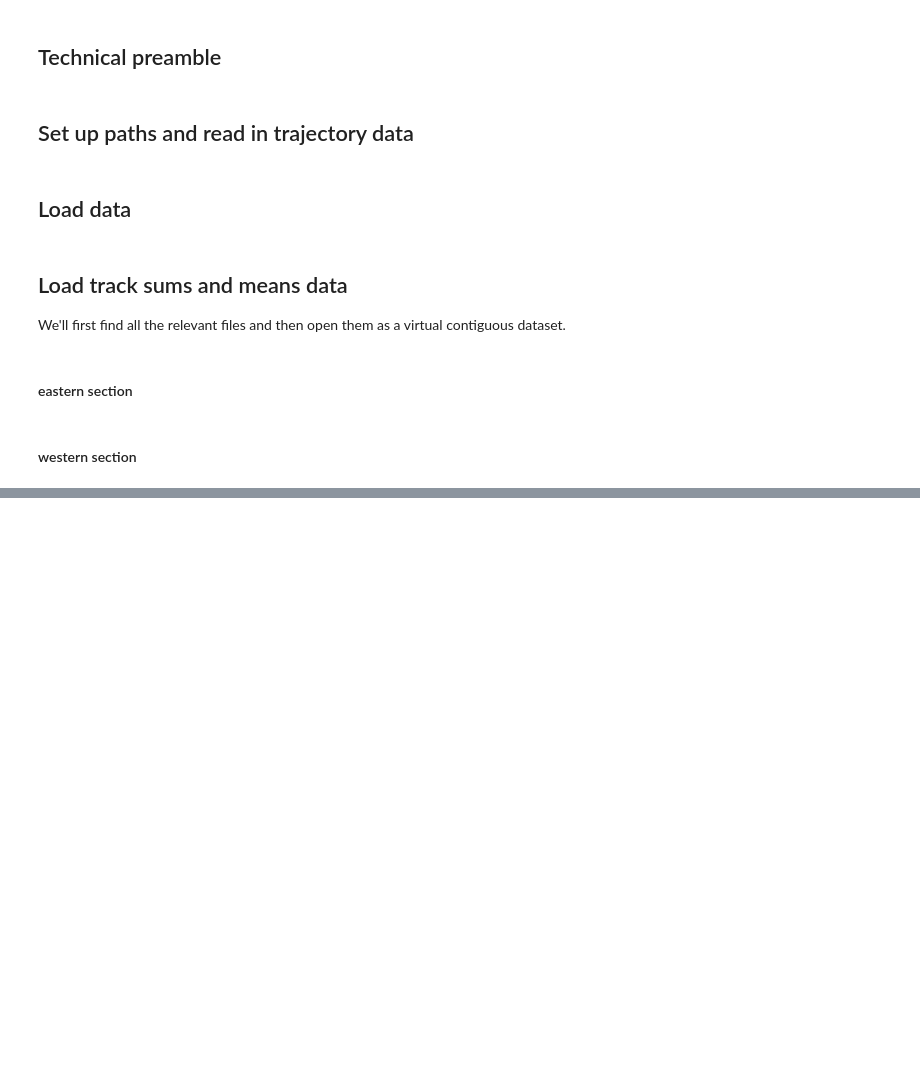
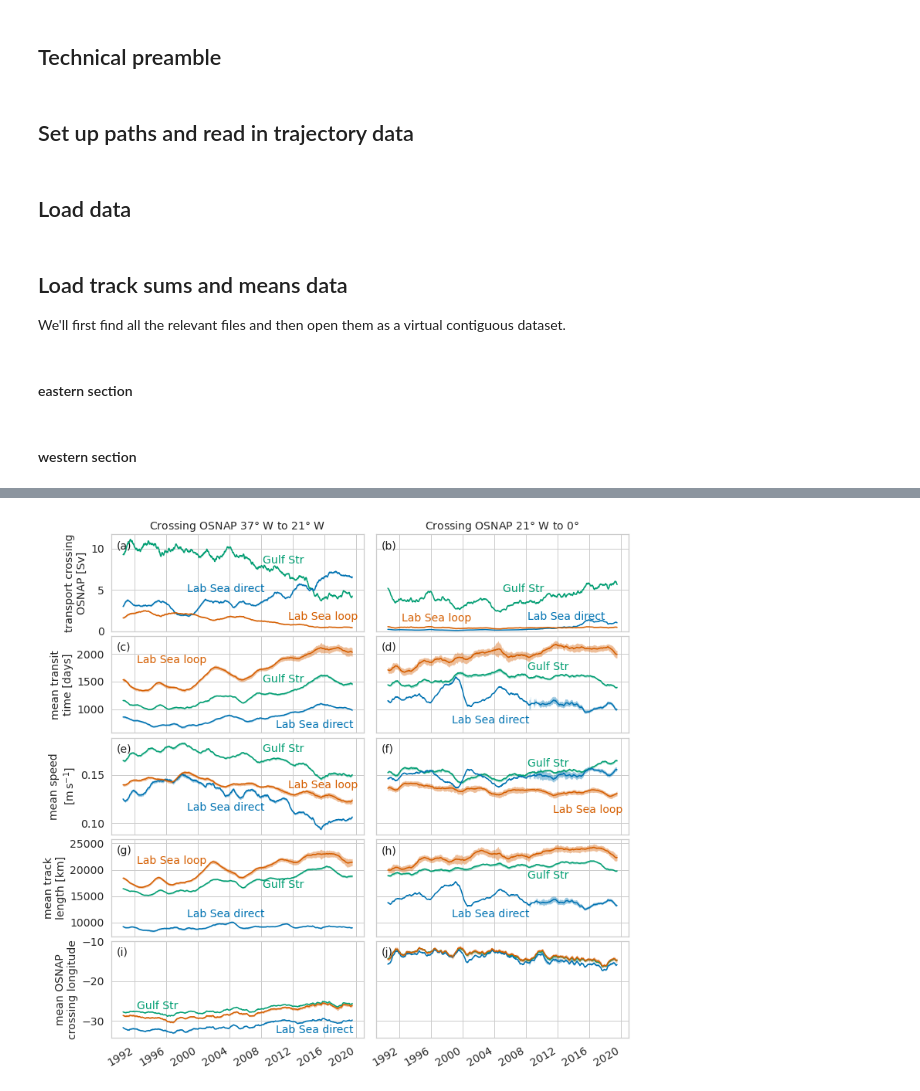
Before and after one commit to alanfox/spg_fresh_blob_202104, a Jupyter notebook: notebooks/exploratory/408_afox_fig_for_paper_f08.ipynb, the cells around one changed output, grey strips where cells are left out. Drawn from its saved outputs; the diff is of its cells as text; code cells hidden in the pictures; blank space fills up the shorter version.

```diff
--- a/notebooks/exploratory/408_afox_fig_for_paper_f08.ipynb
+++ b/notebooks/exploratory/408_afox_fig_for_paper_f08.ipynb
@@ -250,9 +270,9 @@ fig, axes = plt.subplots(nrows=5, ncols=2, figsize=(12, 12),sharex='col',sharey=
 
 
 ax = axes[0,0]
-plot_ts_with_errorbars(gulfs_w_sum_0.vol_trans_normal,73,ax,'C2')
-plot_ts_with_errorbars(lcdir_w_sum_0.vol_trans_normal,73,ax,'C0')
-plot_ts_with_errorbars(lc60w_w_sum_0.vol_trans_normal,73,ax,'C3')
+plot_ts_with_errorbars(gulfs_w_sum_0.vol_trans_normal*32.0,73,ax,'C2')
+plot_ts_with_errorbars(lcdir_w_sum_0.vol_trans_normal*32.0,73,ax,'C0')
+plot_ts_with_errorbars(lc60w_w_sum_0.vol_trans_normal*32.0,73,ax,'C3')
 ax.set_ylabel('transport crossing\nOSNAP [Sv]')
 ax.set_xlabel('')
 ax.set_ylim(bottom=0)
@@ -307,9 +327,9 @@ ax.text(0.65,0.05,'Lab Sea direct',transform=ax.transAxes, color='C0')
 
 
 ax = axes[0,1]
-plot_ts_with_errorbars(gulfs_e_sum_0.vol_trans_normal,73,ax,'C2')
-plot_ts_with_errorbars(lcdir_e_sum_0.vol_trans_normal,73,ax,'C0')
-plot_ts_with_errorbars(lc60w_e_sum_0.vol_trans_normal,73,ax,'C3')
+plot_ts_with_errorbars(gulfs_e_sum_0.vol_trans_normal*32.0,73,ax,'C2')
+plot_ts_with_errorbars(lcdir_e_sum_0.vol_trans_normal*32.0,73,ax,'C0')
+plot_ts_with_errorbars(lc60w_e_sum_0.vol_trans_normal*32.0,73,ax,'C3')
 ax.set_ylabel('')
 ax.set_xlabel('')
 ax.set_ylim(bottom=0)
@@ -333,30 +353,32 @@ ax = axes[2,1]
 plot_ts_with_errorbars((gulfs_e_mean_1.dist)/(gulfs_e_mean_1.deltat/(1.0e9)),73,ax,'C2')
 plot_ts_with_errorbars((lcdir_e_mean_1.dist)/(lcdir_e_mean_1.deltat/(1.0e9)),73,ax,'C0')
 plot_ts_with_errorbars((lc60w_e_mean_1.dist)/(lc60w_e_mean_1.deltat/(1.0e9)),73,ax,'C3')
 ax.set_ylabel('')
 ax.set_xlabel('')
 ax.text(0.02,0.85,'(f)',transform=ax.transAxes, color='k')
 ax.text(0.6,0.7,'Gulf Str',transform=ax.transAxes, color='C2')
 ax.text(0.7,0.22,'Lab Sea loop',transform=ax.transAxes, color='C3')
 
 ax = axes[3,1]
 plot_ts_with_errorbars(gulfs_e_mean_1.dist/1000.0,73,ax,'C2')
 plot_ts_with_errorbars(lcdir_e_mean_1.dist/1000.0,73,ax,'C0')
 plot_ts_with_errorbars(lc60w_e_mean_1.dist/1000.0,73,ax,'C3')
 ax.set_ylabel('')
 ax.set_xlabel('')
 ax.text(0.02,0.85,'(h)',transform=ax.transAxes, color='k')
 ax.text(0.6,0.6,'Gulf Str',transform=ax.transAxes, color='C2')
 ax.text(0.3,0.2,'Lab Sea direct',transform=ax.transAxes, color='C0')
 
 ax = axes[4,1]
 plot_ts_with_errorbars(gulfs_e_mean_0.lon,73,ax,'C2')
 plot_ts_with_errorbars(lcdir_e_mean_0.lon,73,ax,'C0')
 plot_ts_with_errorbars(lc60w_e_mean_0.lon,73,ax,'C3')
 ax.set_ylabel('')
 ax.set_xlabel('')
 ax.text(0.02,0.85,'(j)',transform=ax.transAxes, color='k')
 
 
 plt.savefig(project_path / figure_path / 'f08.png',dpi=300, bbox_inches='tight')
 plt.savefig(project_path / figure_path / 'f08.pdf',dpi=300, bbox_inches='tight')
+# %% [output]
+[figure, added]
```
Also changed, not shown: parts of 1 cell of this notebook, 2 other files.
